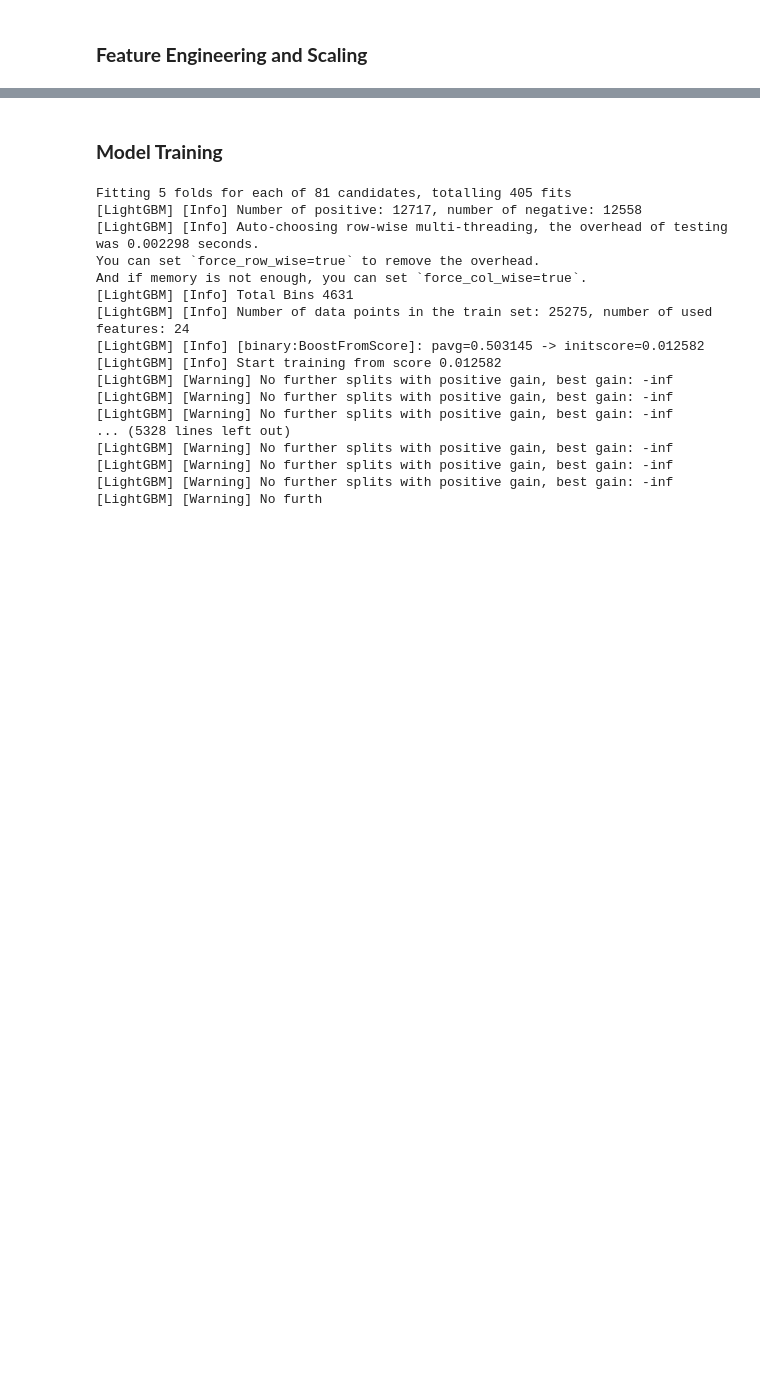
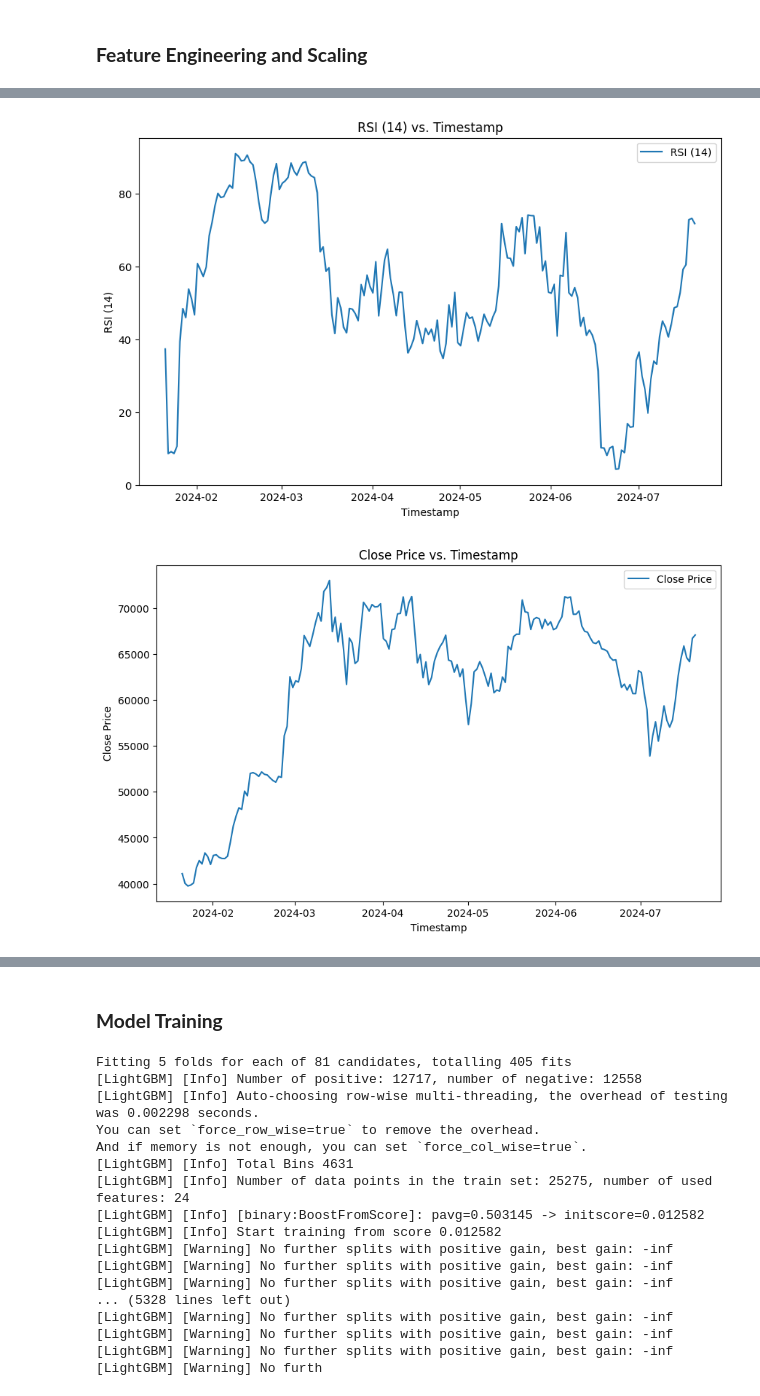
Before and after one commit to eddietaylor/securities-analysis, a Jupyter notebook: notebooks/trading_bots/lorentzian_trading_bot.ipynb, the cells around one changed output, grey strips where cells are left out. Drawn from its saved outputs; the diff is of its cells as text; code cells hidden in the pictures; blank space fills up the shorter version.

```diff
--- a/notebooks/trading_bots/lorentzian_trading_bot.ipynb
+++ b/notebooks/trading_bots/lorentzian_trading_bot.ipynb
@@ -97,0 +291,20 @@ hist_btc.head()
+# %%
+# plot RSI vs. timestamp and plot close vs. timestamp
+plt.figure(figsize=(10, 6))
+plt.plot(hist_btc['timestamp'], hist_btc['rsi_14'], label='RSI (14)')
+plt.title('RSI (14) vs. Timestamp')
+plt.xlabel('Timestamp')
+plt.ylabel('RSI (14)')
+plt.legend()
+plt.show()
+
+plt.figure(figsize=(10, 6))
+plt.plot(hist_btc['timestamp'], hist_btc['close'], label='Close Price')
+plt.title('Close Price vs. Timestamp')
+plt.xlabel('Timestamp')
+plt.ylabel('Close Price')
+plt.legend()
+plt.show()
+# %% [output]
+[figure, added]
+[figure, added]
```
Also changed, not shown: parts of 8 cells of this notebook.
